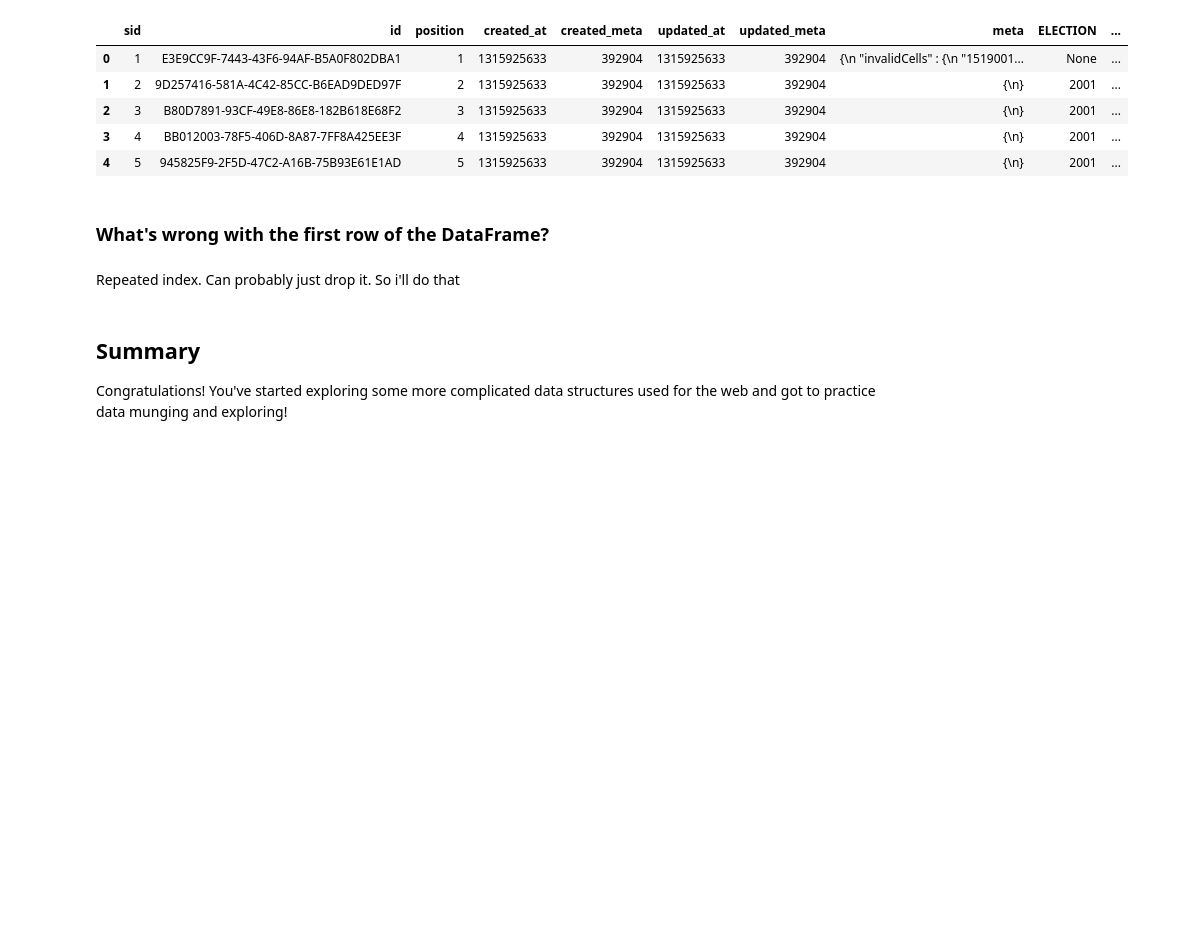
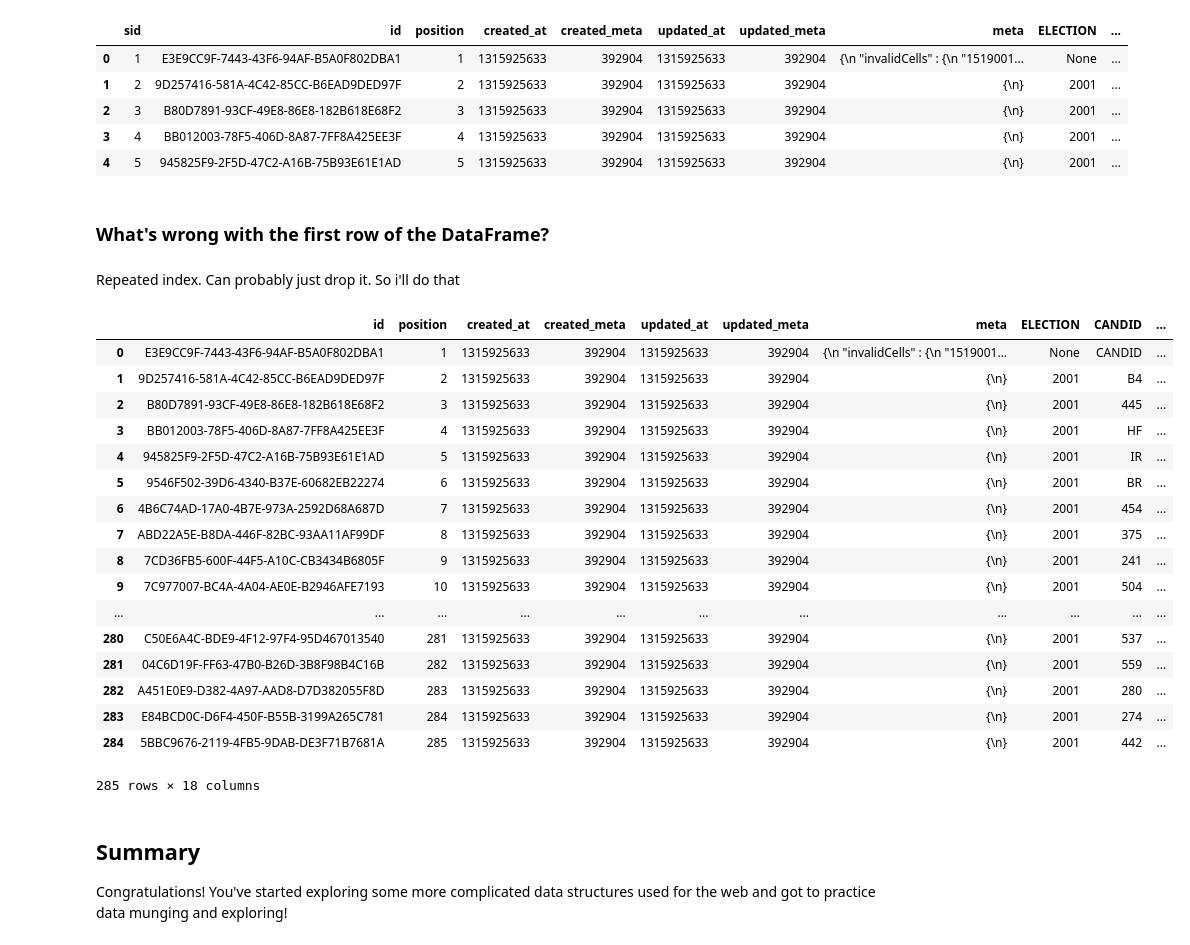
Before and after one commit to lnhdn/dsc-json-and-xml-lab-nyc-ds-career-042219, a Jupyter notebook: index.ipynb, the cells around one changed output. Drawn from its saved outputs; the diff is of its cells as text; code cells hidden in the pictures; blank space fills up the shorter version.

```diff
--- a/index.ipynb
+++ b/index.ipynb
@@ -158,7 +158,26 @@ df.head()
 # %% [markdown]
 Repeated index. Can probably just drop it. So i'll do that
 # %%
-df.drop('')
+df.drop('sid', axis=1)
+# %% [output]
+|  | id | position | created_at | created_meta | updated_at | updated_meta | meta | ELECTION | CANDID | ... |
+| 0 | E3E9CC9F-7443-43F6-94AF-B5A0F802DBA1 | 1 | 1315925633 | 392904 | 1315925633 | 392904 | {\n "invalidCells" : {\n "1519001... | None | CANDID | ... |
+| 1 | 9D257416-581A-4C42-85CC-B6EAD9DED97F | 2 | 1315925633 | 392904 | 1315925633 | 392904 | {\n} | 2001 | B4 | ... |
+| 2 | B80D7891-93CF-49E8-86E8-182B618E68F2 | 3 | 1315925633 | 392904 | 1315925633 | 392904 | {\n} | 2001 | 445 | ... |
+| 3 | BB012003-78F5-406D-8A87-7FF8A425EE3F | 4 | 1315925633 | 392904 | 1315925633 | 392904 | {\n} | 2001 | HF | ... |
+| 4 | 945825F9-2F5D-47C2-A16B-75B93E61E1AD | 5 | 1315925633 | 392904 | 1315925633 | 392904 | {\n} | 2001 | IR | ... |
+| 5 | 9546F502-39D6-4340-B37E-60682EB22274 | 6 | 1315925633 | 392904 | 1315925633 | 392904 | {\n} | 2001 | BR | ... |
+| 6 | 4B6C74AD-17A0-4B7E-973A-2592D68A687D | 7 | 1315925633 | 392904 | 1315925633 | 392904 | {\n} | 2001 | 454 | ... |
+| 7 | ABD22A5E-B8DA-446F-82BC-93AA11AF99DF | 8 | 1315925633 | 392904 | 1315925633 | 392904 | {\n} | 2001 | 375 | ... |
+| 8 | 7CD36FB5-600F-44F5-A10C-CB3434B6805F | 9 | 1315925633 | 392904 | 1315925633 | 392904 | {\n} | 2001 | 241 | ... |
+| 9 | 7C977007-BC4A-4A04-AE0E-B2946AFE7193 | 10 | 1315925633 | 392904 | 1315925633 | 392904 | {\n} | 2001 | 504 | ... |
+| ... | ... | ... | ... | ... | ... | ... | ... | ... | ... | ... |
+| 280 | C50E6A4C-BDE9-4F12-97F4-95D467013540 | 281 | 1315925633 | 392904 | 1315925633 | 392904 | {\n} | 2001 | 537 | ... |
+| 281 | 04C6D19F-FF63-47B0-B26D-3B8F98B4C16B | 282 | 1315925633 | 392904 | 1315925633 | 392904 | {\n} | 2001 | 559 | ... |
+| 282 | A451E0E9-D382-4A97-AAD8-D7D382055F8D | 283 | 1315925633 | 392904 | 1315925633 | 392904 | {\n} | 2001 | 280 | ... |
+| 283 | E84BCD0C-D6F4-450F-B55B-3199A265C781 | 284 | 1315925633 | 392904 | 1315925633 | 392904 | {\n} | 2001 | 274 | ... |
+| 284 | 5BBC9676-2119-4FB5-9DAB-DE3F71B7681A | 285 | 1315925633 | 392904 | 1315925633 | 392904 | {\n} | 2001 | 442 | ... |
+285 rows × 18 columns
 # %% [markdown]
 ## Summary
 
```
